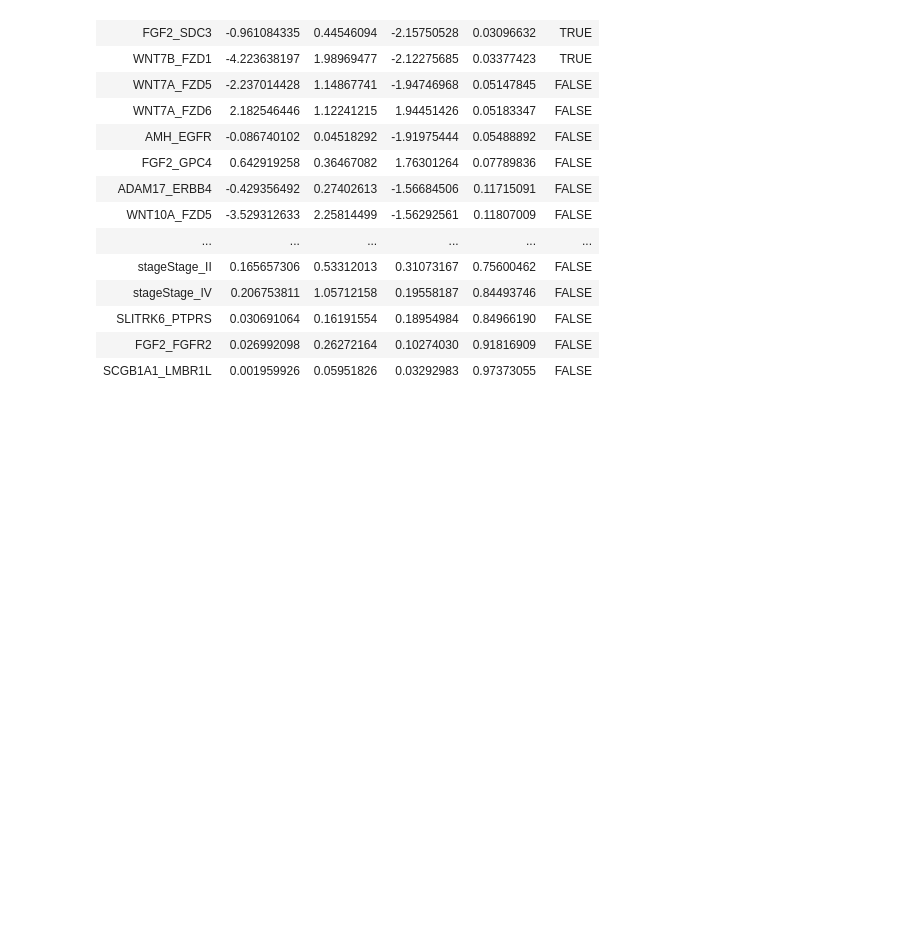
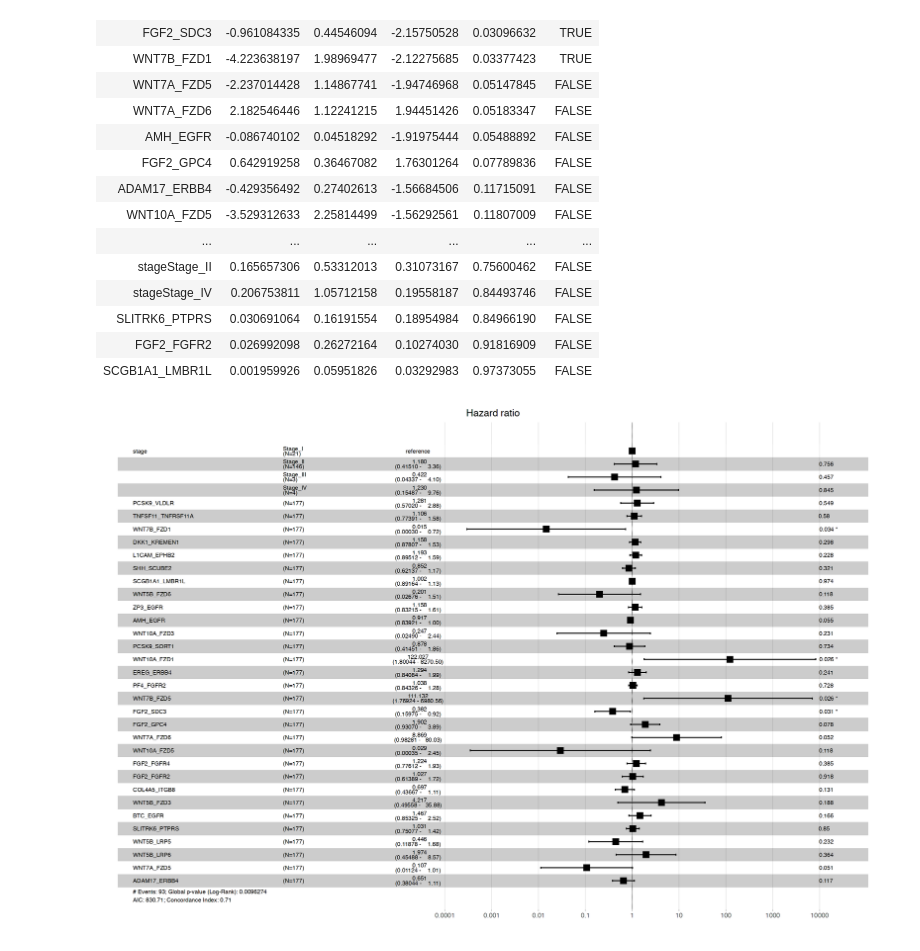
Before and after one commit to jsnagai/scACCorDiON, a Jupyter notebook: docs/source/notebooks/LRSurvival.ipynb, the cells around one changed output. Drawn from its saved outputs; the diff is of its cells as text; code cells hidden in the pictures; blank space fills up the shorter version.

```diff
--- a/docs/source/notebooks/LRSurvival.ipynb
+++ b/docs/source/notebooks/LRSurvival.ipynb
@@ -220,3 +220,8 @@ A tibble: 33 × 6
 | SLITRK6_PTPRS | 0.030691064 | 0.16191554 | 0.18954984 | 0.84966190 | FALSE |
 | FGF2_FGFR2 | 0.026992098 | 0.26272164 | 0.10274030 | 0.91816909 | FALSE |
 | SCGB1A1_LMBR1L | 0.001959926 | 0.05951826 | 0.03292983 | 0.97373055 | FALSE |
+# %%
+options(repr.plot.width=15,repr.plot.height=10,repr.plot.res=192)
+survminer::ggforest(results$cox_models$coxph_clinical.lr_pairs,results$model_data)
+# %% [output]
+[figure, added]
```
